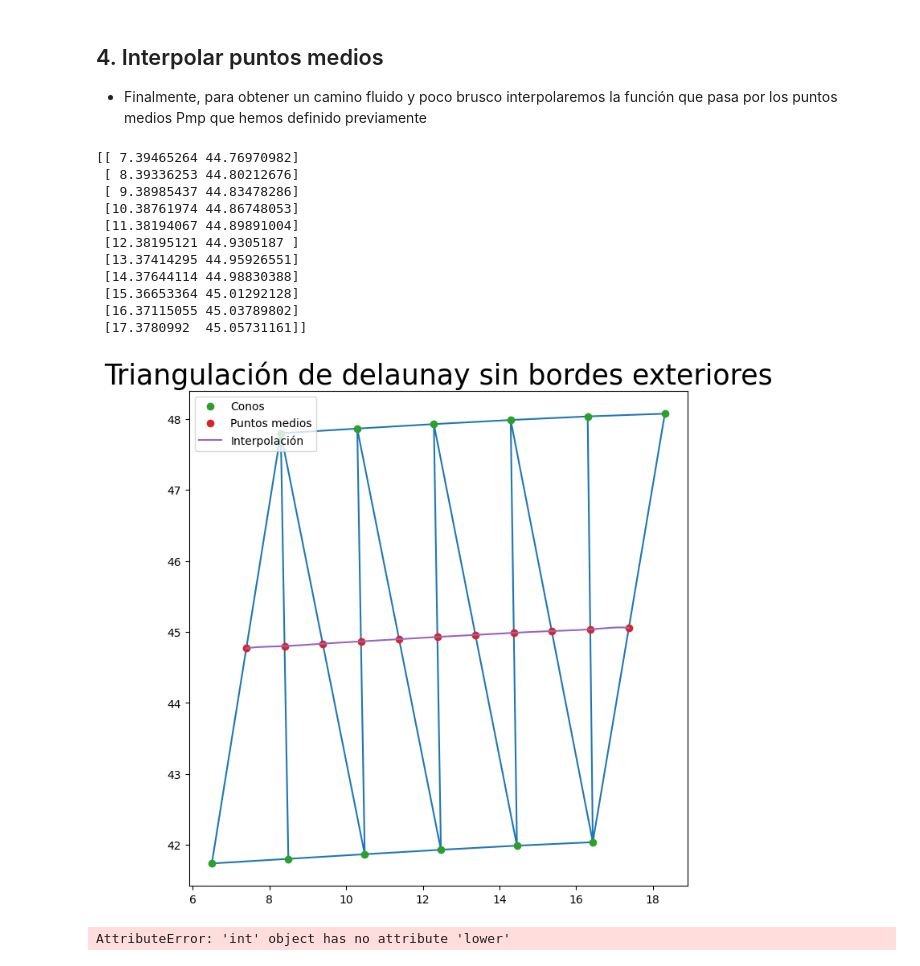
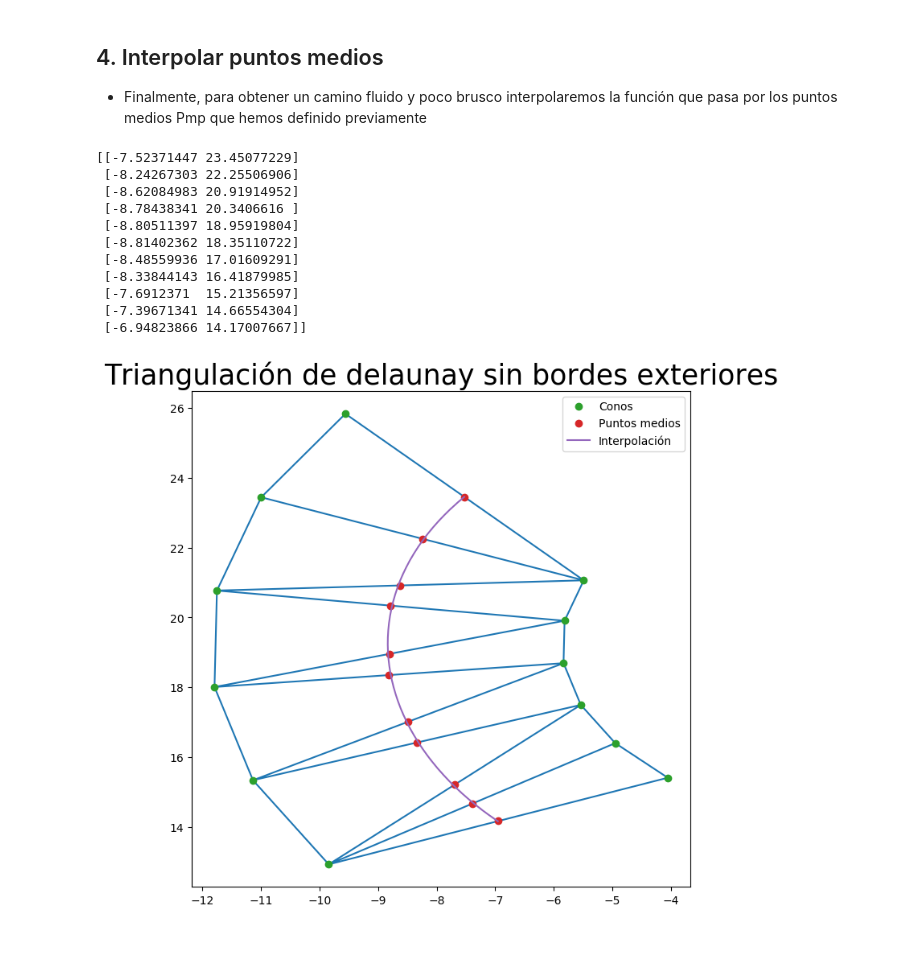
Before and after one commit to FSBDriverless/FS-AI, a Jupyter notebook: Planificación/Triangulacion de Delaunay.ipynb, the cells around one changed output. Drawn from its saved outputs; the diff is of its cells as text; code cells hidden in the pictures.

Commit message:
Se ha conseguido hacer la interpolación, falta unir con el simulador

```diff
--- a/Planificación/Triangulacion de Delaunay.ipynb
+++ b/Planificación/Triangulacion de Delaunay.ipynb
@@ -67,8 +71,8 @@ f = plt.figure()
 f.set_figwidth(8)
 f.set_figheight(8)
 
-i = 10
-interv = 10
+i = 100
+interv = 20
 points = P[(i-interv):(i+2)]
 
 # Crear triangulacion con constantes
@@ -90,5 +94,4 @@ plt.title('Triangulación de delaunay sin bordes exteriores',
       fontsize=25,
       color="black")
 plt.show()
-print(s)
 # %% [output]
@@ -133,7 +126,7 @@ f = plt.figure()
 f.set_figwidth(8)
 f.set_figheight(8)
 
-i = 10
+i = 100
 interv = 10
 points = P[(i-interv):(i+2)]
 edgesMatrix = np.zeros([points.shape[0], points.shape[0]])
@@ -155,7 +148,7 @@ while (i < s.shape[0]):
 
 for fila in range(0, points.shape[0]):
     for columna in range (0, fila):
-        if (edges [fila][columna] == 1): #Es uno interno
+        if (edgesMatrix [fila][columna] == 1): #Es uno interno
             p1 = points[fila]
             p2 = points[columna]
 
@@ -177,41 +218,38 @@ plt.show()
 ## 4. Interpolar puntos medios
 * Finalmente, para obtener un camino fluido y poco brusco interpolaremos la función que pasa por los puntos medios Pmp que hemos definido previamente
 # %%
-minimo = min(internal[:,0])
-maximo = max(internal[:,0])
+minimo = min(points[:,0])
+maximo = max(points[:,0])
 print(internal)
-p = lagrange(internal[:,0], internal[:,1])
-x1 = np.linspace(minimo, maximo, 100)
-y1 = p(x1)
+#p = lagrange(internal[:,0], internal[:,1])
+
+tck,u = splprep([internal[:,0], internal[:,1]],k=3,s=32)
+
+u=np.linspace(0,1,num=50,endpoint=True)
+out = splev(u,tck)
 
 f = plt.figure()
 f.set_figwidth(8)
 f.set_figheight(8)
 plt.triplot(points[:,0], points[:,1], s)
 plt.plot(points[:,0], points[:,1], 'o', label='Conos')
 plt.plot(internal[:,0], internal[:,1], 'o', label='Puntos medios')
-plt.plot(x1, y1, label='Interpolación')
+plt.plot(out[0], out[1], label='Interpolación')
 plt.legend()
 plt.title('Triangulación de delaunay sin bordes exteriores',
       fontsize=25,
       color="black")
 plt.show()
 # %% [output]
-[[ 7.39465264 44.76970982]
- [ 8.39336253 44.80212676]
- [ 9.38985437 44.83478286]
- [10.38761974 44.86748053]
- [11.38194067 44.89891004]
- [12.38195121 44.9305187 ]
- [13.37414295 44.95926551]
- [14.37644114 44.98830388]
- [15.36653364 45.01292128]
- [16.37115055 45.03789802]
- [17.3780992  45.05731161]]
+[[-7.52371447 23.45077229]
+ [-8.24267303 22.25506906]
+ [-8.62084983 20.91914952]
+ [-8.78438341 20.3406616 ]
+ [-8.80511397 18.95919804]
+ [-8.81402362 18.35110722]
+ [-8.48559936 17.01609291]
+ [-8.33844143 16.41879985]
+ [-7.6912371  15.21356597]
+ [-7.39671341 14.66554304]
+ [-6.94823866 14.17007667]]
-[figure, old version]
+[figure, new version]
-# %%
-#distanceMatrix=np.zeros([internal.shape[0], internal.shape[0]])
-distanceSteps=np.zeros
-print(distanceMatrix)
-# %% [output]
-AttributeError: 'int' object has no attribute 'lower'
```
Also changed, not shown: parts of 10 cells of this notebook.
